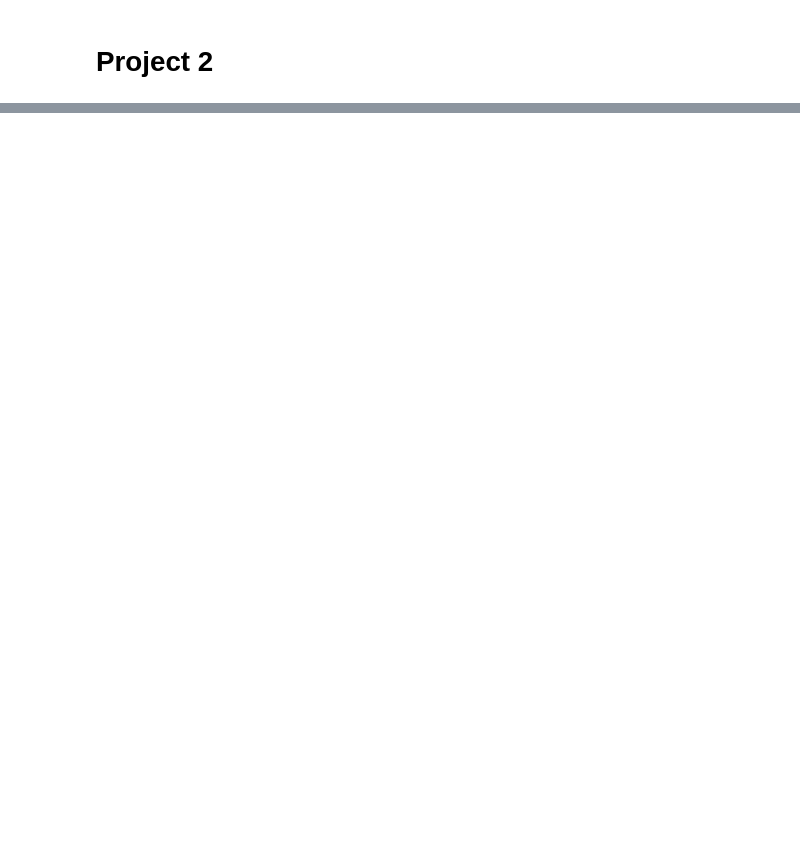
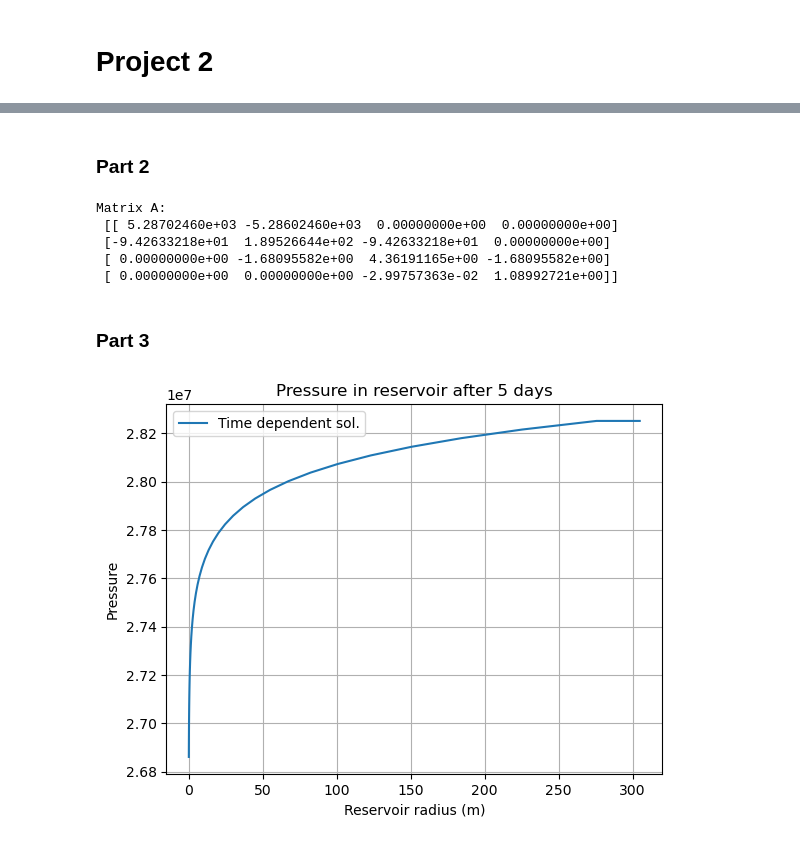
Before and after one commit to MOD510-2023/Project-2, a Jupyter notebook: project2.ipynb, the cells around one changed output, grey strips where cells are left out. Saved outputs shown, nothing was run; the diff lists cells and outputs as text; code cells hidden in the pictures; blank space fills up the shorter version.

```diff
--- a/project2.ipynb
+++ b/project2.ipynb
@@ -217,0 +454,23 @@ Overall, this assignment helped us in getting familiarized with the pyhton langu
+# %% [markdown]
+### Part 2
+# %%
+PS2_2 = PressureSolver(4, 0.01, 10)
+Matrix_A,_ = PS2_2.time_dep_mat('d')
+print("Matrix A: \n", Matrix_A)
+# %% [output]
+Matrix A:
+ [[ 5.28702460e+03 -5.28602460e+03  0.00000000e+00  0.00000000e+00]
+ [-9.42633218e+01  1.89526644e+02 -9.42633218e+01  0.00000000e+00]
+ [ 0.00000000e+00 -1.68095582e+00  4.36191165e+00 -1.68095582e+00]
+ [ 0.00000000e+00  0.00000000e+00 -2.99757363e-02  1.08992721e+00]]
+# %% [markdown]
+### Part 3
+# %%
+method = 's' #Using sparse matrix solver
+Nodes = 40
+total_time = 5 #time in days
+PS2_3 = PressureSolver(Nodes, 0.01, total_time)
+radius, pressure = PS2_3.time_solver(method)
+PS2_3.plot_graph(radius, pressure, '-', 'Time dependent sol.', 'Reservoir radius (m)', 'Pressure', "Pressure in reservoir after {} days".format(total_time))
+# %% [output]
+[figure, added]
```
Also changed, not shown: parts of 67 cells of this notebook.
